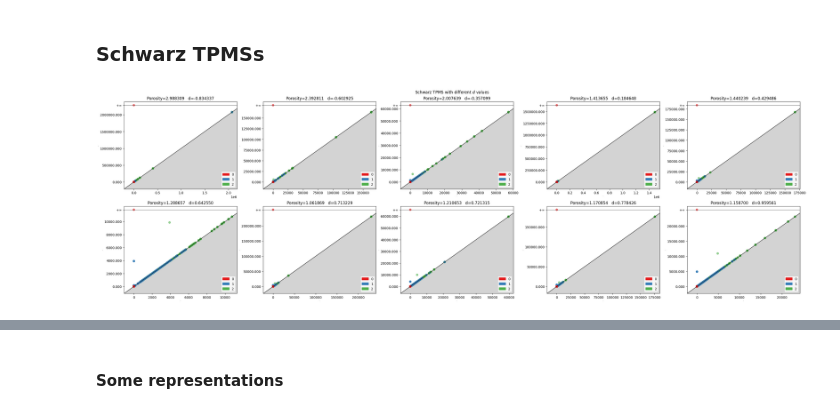
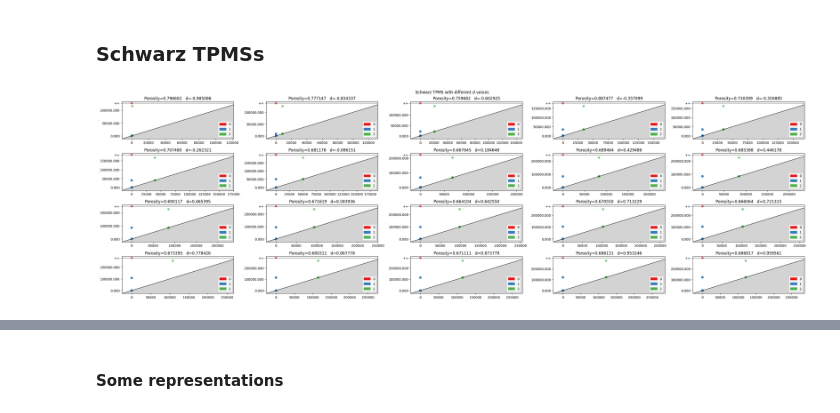
Before and after one commit to Snopoff/Persistent-Homology-of-Triple-Periodic-Minimal-Surfaces, a Jupyter notebook: Generate_mesh_tpms.ipynb, the cells around one changed output, grey strips where cells are left out. Drawn from its saved outputs; the diff is of its cells as text; code cells hidden in the pictures.

```diff
--- a/Generate_mesh_tpms.ipynb
+++ b/Generate_mesh_tpms.ipynb
@@ -69,0 +98,13 @@ Points is not a float type. This can cause issues when transforming or applying
+# %%
+SIZE = 20
+NUMBER_OF_POINTS = 1000
+# %%
+Gyroid_path = os.getcwd() + '/data/Gyroid/'
+Schwarz_path = os.getcwd() + '/data/Schwarz_p/'
+
+def get_number_of_point_cloud(filename):
+    return int(re.findall(r'\d+', filename)[0])
+
+
+pointcloud_dict_Gyroid = {get_number_of_point_cloud(filename):np.genfromtxt(Gyroid_path+filename, delimiter=',') for filename in os.listdir(Gyroid_path)}
+pointcloud_dict_Schwarz = {get_number_of_point_cloud(filename):np.genfromtxt(Schwarz_path+filename, delimiter=',') for filename in os.listdir(Schwarz_path)}
@@ -221,21 +330,27 @@ def gudhi_dgm_to_giotto(dgm):
 # %% [markdown]
 ### Schwarz TPMSs
 # %%
-dgms = [None] * size
-for i, pc in enumerate(pointcloud_list_Schwarz_p):
+dgms = {}
+dgms_0 = {}
+dgms_1 = {}
+dgms_2 = {}
+for i, pc in pointcloud_dict_Schwarz.items():
     ac = gd.AlphaComplex(points=pc)
     stree = ac.create_simplex_tree()
     dgm = stree.persistence()
     dgms[i] = dgm
+    dgms_0[i] = stree.persistence_intervals_in_dimension(0)
+    dgms_1[i] = stree.persistence_intervals_in_dimension(1)
+    dgms_2[i] = stree.persistence_intervals_in_dimension(2)
 # %%
-fig, axes = plt.subplots(figsize=(30,9), ncols=5, nrows=2, constrained_layout=True)
+fig, axes = plt.subplots(figsize=(30,9), ncols=5, nrows=4, constrained_layout=True)
 axes = axes.flatten()
-for i in range(size):
+for i in range(SIZE):
     gd.plot_persistence_diagram(dgms[i], axes=axes[i], fontsize=0)
-    axes[i].set_title(f"Porosity={porosity_list_Schwarz_p[i]:f}   d={d_param[i]:f}")
+    axes[i].set_title(f"Porosity={porosity_dict_Schwarz[i]:f}   d={d_param_dict[i]:f}")
 
 fig.savefig('Schwarz_pd_per_porosity.png')
 fig.suptitle('Schwarz TPMS with different $d$ values')
 plt.show()
 # %% [output]
-[figure, old version]
+[figure, new version]
```
Also changed, not shown: parts of 17 cells of this notebook, 43 other files.
